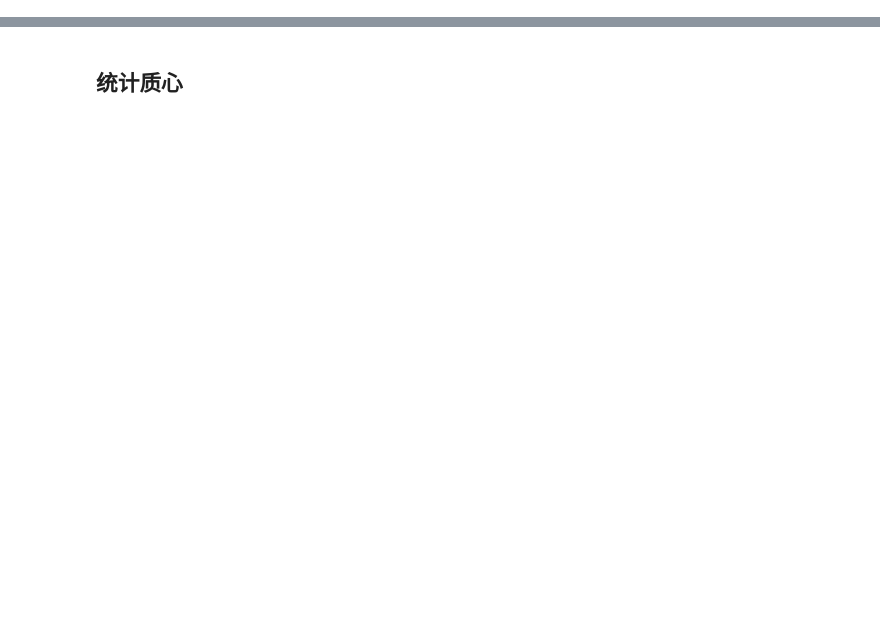
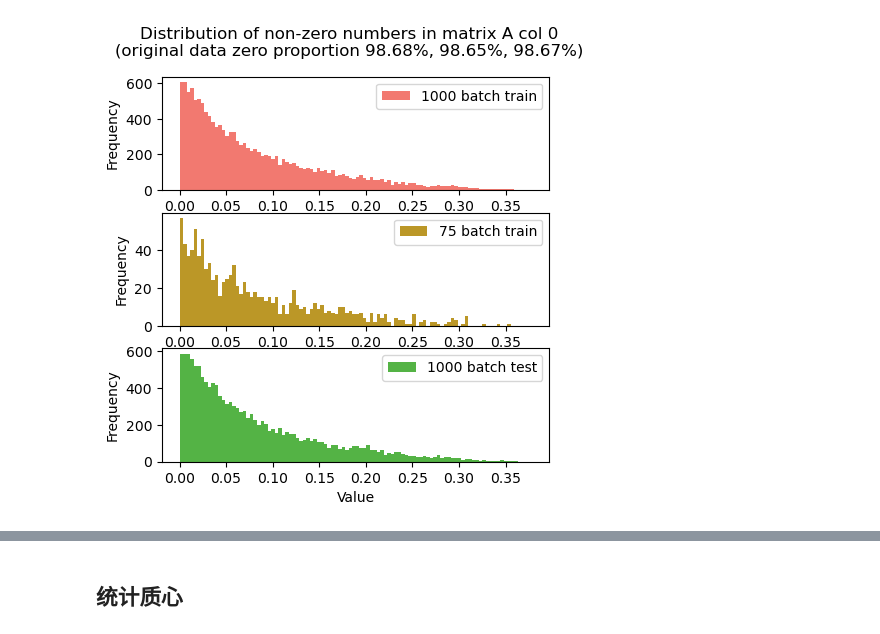
Before and after one commit to Sciroccogti/bolt, a Jupyter notebook: experiments/python/CsiTransformerAMM/intermediate_var/中间变量分布统计.ipynb, the cells around one changed output, grey strips where cells are left out. Saved outputs shown, nothing was run; the diff lists cells and outputs as text; code cells hidden in the pictures; blank space fills up the shorter version.

```diff
--- a/experiments/python/CsiTransformerAMM/intermediate_var/中间变量分布统计.ipynb
+++ b/experiments/python/CsiTransformerAMM/intermediate_var/中间变量分布统计.ipynb
@@ -30,0 +52,6 @@ from amm_methods import *
+# %%
+AMM_train_dirs = get_AMM_train_dirs(linear_name, linear_name_full, method, feedback_bits, train_sam_num, test_sam_num)
+AMM_train_dirs_train_num_75 = get_AMM_train_dirs(linear_name, linear_name_full, method, feedback_bits, 75, test_sam_num)
+train_data = np.load(os.path.join(AMM_train_dirs["dir_train"],AMM_train_dirs["linearin_path_train"]))
+train_data_75 = np.load(os.path.join(AMM_train_dirs_train_num_75["dir_train"],AMM_train_dirs_train_num_75["linearin_path_train"]))
+test_data = np.load(os.path.join(AMM_train_dirs["dir_test"],AMM_train_dirs["linearin_path_test"]))
@@ -86,0 +197,7 @@ plot_dist_remove0(train_data_n_cb_col1, 100, "Column %d of codebook %d" % (1, n)
+# %%
+# 绘制1000batch训练集和75batch训练集和1000batch测试集的第i_cb个codebook的第0列数据的分布比较
+plot_dist_remove0(train_data_n_cb_col0, 100, data2=train_data_75_n_cb_col0, data3=test_data_n_cb_col0,
+                    title="matrix A col 0", legend=["%i batch train" % train_sam_num,
+                    "%i batch train" % 75, "%i batch test" % test_sam_num])
+# %% [output]
+[figure, added]
```
Also changed, not shown: parts of 16 cells of this notebook, 1 other file.
